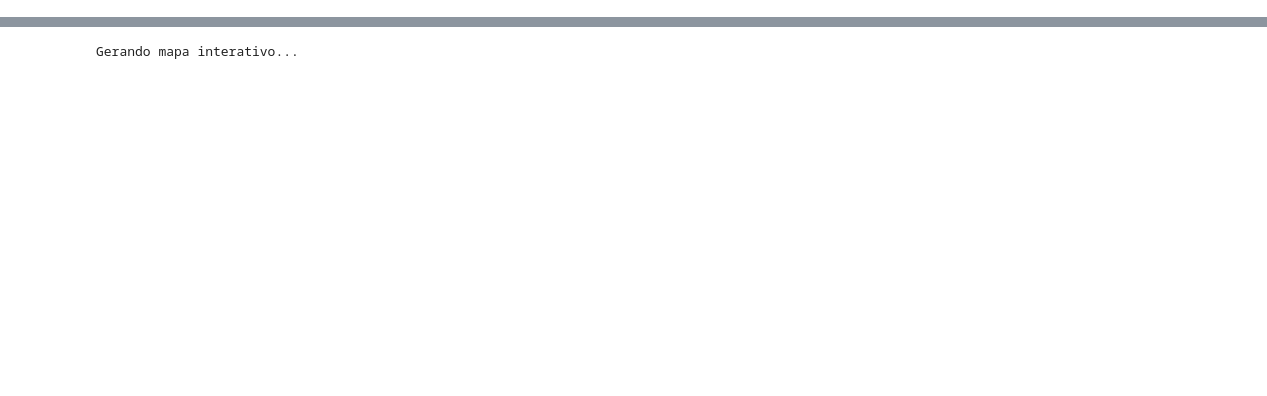
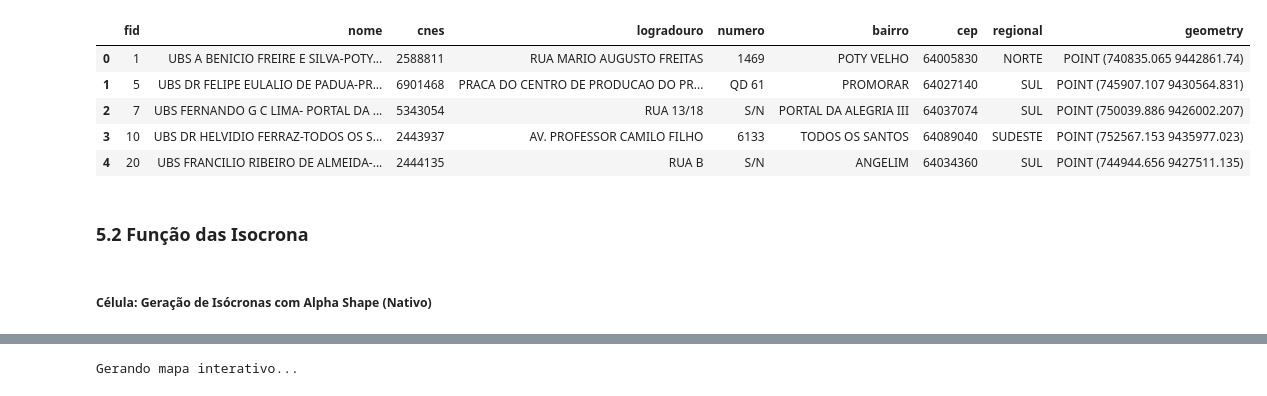
Before and after one commit to felipedantas-pi/mapeprof-accessibility-ubs, a Jupyter notebook: notebooks/02_processamento_rede (overturemaps).ipynb, the cells around one changed output, grey strips where cells are left out. Saved outputs shown, nothing was run; the diff lists cells and outputs as text; code cells hidden in the pictures; blank space fills up the shorter version.

```diff
--- a/notebooks/02_processamento_rede (overturemaps).ipynb
+++ b/notebooks/02_processamento_rede (overturemaps).ipynb
@@ -546,0 +441,14 @@ Arquivo MESTRE salvo em: ../outputs/vectors/isocronas_todas_ubs_ape.geojson
+# %%
+# Visualiza as primeiras linhas para garantir que leu certo
+gdf_ubs.head()
+# %% [output]
+|  | fid | nome | cnes | logradouro | numero | bairro | cep | regional | geometry |
+| 0 | 1 | UBS A BENICIO FREIRE E SILVA-POTY... | 2588811 | RUA MARIO AUGUSTO FREITAS | 1469 | POTY VELHO | 64005830 | NORTE | POINT (740835.065 9442861.74) |
+| 1 | 5 | UBS DR FELIPE EULALIO DE PADUA-PR... | 6901468 | PRACA DO CENTRO DE PRODUCAO DO PR... | QD 61 | PROMORAR | 64027140 | SUL | POINT (745907.107 9430564.831) |
+| 2 | 7 | UBS FERNANDO G C LIMA- PORTAL DA ... | 5343054 | RUA 13/18 | S/N | PORTAL DA ALEGRIA III | 64037074 | SUL | POINT (750039.886 9426002.207) |
+| 3 | 10 | UBS DR HELVIDIO FERRAZ-TODOS OS S... | 2443937 | AV. PROFESSOR CAMILO FILHO | 6133 | TODOS OS SANTOS | 64089040 | SUDESTE | POINT (752567.153 9435977.023) |
+| 4 | 20 | UBS FRANCILIO RIBEIRO DE ALMEIDA-... | 2444135 | RUA B | S/N | ANGELIM | 64034360 | SUL | POINT (744944.656 9427511.135) |
+# %% [markdown]
+### 5.2 Função das Isocrona
+# %% [markdown]
+##### Célula: Geração de Isócronas com Alpha Shape (Nativo)
```
Also changed, not shown: parts of 55 cells of this notebook, 26 other files.
